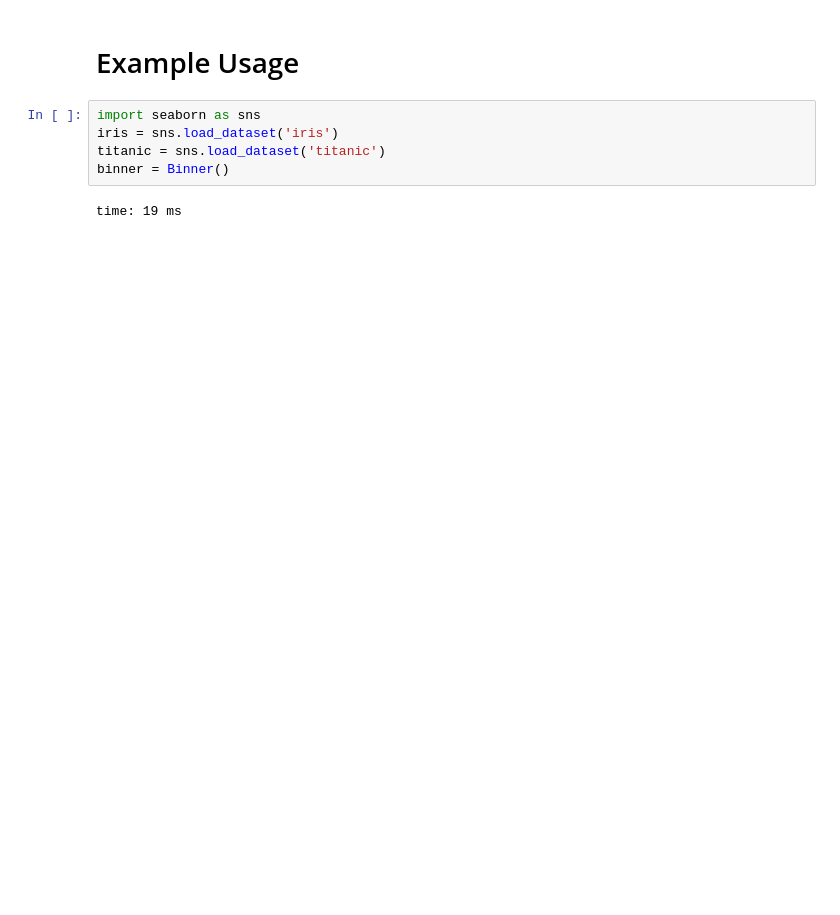
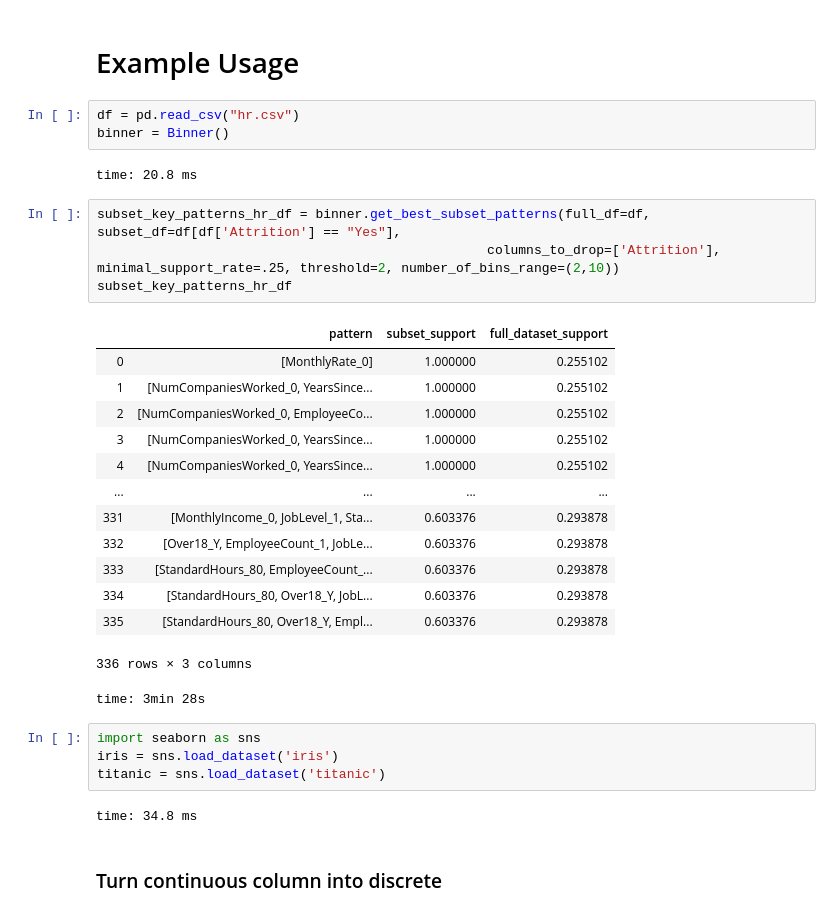
Before and after one commit to jasonk33/Pattern-Mining, a Jupyter notebook: pattern_mining.ipynb, the cells around one changed output. Saved outputs shown, nothing was run; the diff lists cells and outputs as text; blank space fills up the shorter version.

```diff
--- a/pattern_mining.ipynb
+++ b/pattern_mining.ipynb
@@ -278,12 +308,37 @@ class Binner():
 # %% [markdown]
 # Example Usage
+# %%
+df = pd.read_csv("hr.csv")
+binner = Binner()
+# %% [output]
+time: 20.8 ms
+# %%
+subset_key_patterns_hr_df = binner.get_best_subset_patterns(full_df=df, subset_df=df[df['Attrition'] == "Yes"],
+                                                  columns_to_drop=['Attrition'], minimal_support_rate=.25, threshold=2, number_of_bins_range=(2,10))
+subset_key_patterns_hr_df
+# %% [output]
+|  | pattern | subset_support | full_dataset_support |
+| 0 | [MonthlyRate_0] | 1.000000 | 0.255102 |
+| 1 | [NumCompaniesWorked_0, YearsSince... | 1.000000 | 0.255102 |
+| 2 | [NumCompaniesWorked_0, EmployeeCo... | 1.000000 | 0.255102 |
+| 3 | [NumCompaniesWorked_0, YearsSince... | 1.000000 | 0.255102 |
+| 4 | [NumCompaniesWorked_0, YearsSince... | 1.000000 | 0.255102 |
+| ... | ... | ... | ... |
+| 331 | [MonthlyIncome_0, JobLevel_1, Sta... | 0.603376 | 0.293878 |
+| 332 | [Over18_Y, EmployeeCount_1, JobLe... | 0.603376 | 0.293878 |
+| 333 | [StandardHours_80, EmployeeCount_... | 0.603376 | 0.293878 |
+| 334 | [StandardHours_80, Over18_Y, JobL... | 0.603376 | 0.293878 |
+| 335 | [StandardHours_80, Over18_Y, Empl... | 0.603376 | 0.293878 |
+336 rows × 3 columns
+time: 3min 28s
 # %%
 import seaborn as sns
 iris = sns.load_dataset('iris')
 titanic = sns.load_dataset('titanic')
-binner = Binner()
 # %% [output]
-time: 19 ms
+time: 34.8 ms
+# %% [markdown]
+### Turn continuous column into discrete
 # %%
 binned_values_iris_petal_length = binner.create_bins('petal_length', iris, number_of_bins_range=(2,10), verbose=True)
 # %% [output]
```
Also changed, not shown: parts of 9 cells of this notebook, 2 other files.
